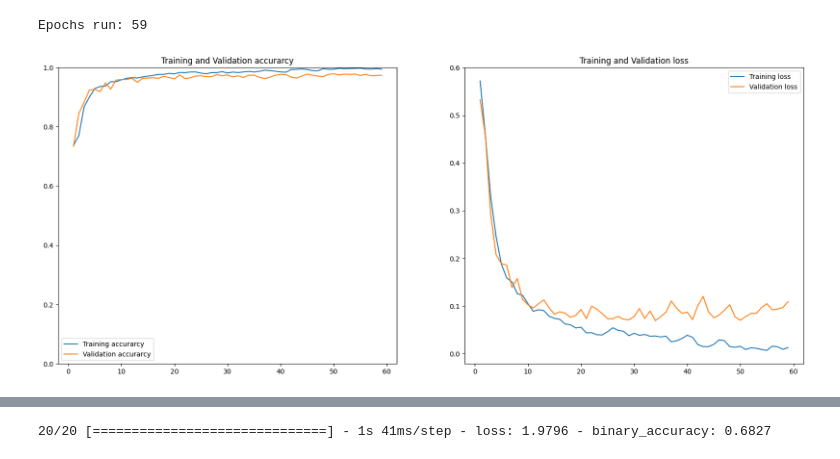
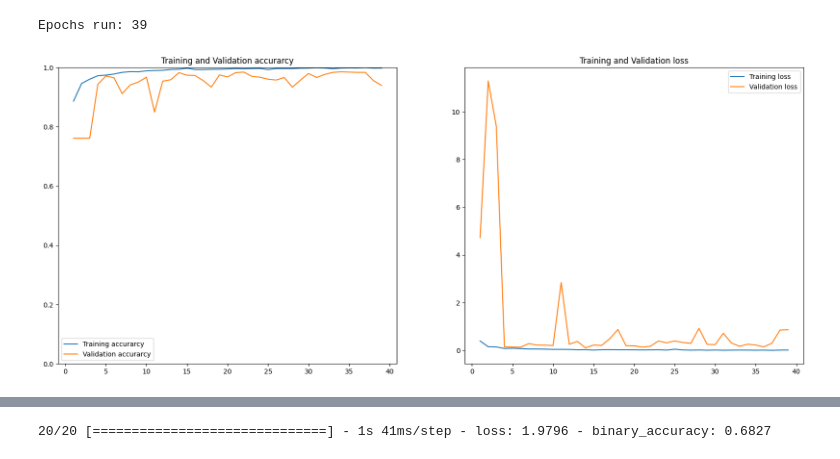
Before and after one commit to GourabPaul007/dds_ml, a Jupyter notebook: pneumonia/pneumonia.ipynb, the cells around one changed output, grey strips where cells are left out. Cells and saved outputs as stored; diff of their text form; code cells hidden in the pictures.

Commit message:
new stuff added, added babuns dm model

```diff
--- a/pneumonia/pneumonia.ipynb
+++ b/pneumonia/pneumonia.ipynb
@@ -99,0 +105,34 @@ WARNING:tensorflow:Using a while_loop for converting AdjustContrastv2 cause Inpu
+# %%
+from tensorflow import keras
+from keras.models import Sequential
+from keras.layers import Dense, Conv2D , MaxPool2D , Flatten , Dropout , BatchNormalization
+
+model = Sequential()
+model.add(keras.layers.Input(shape=(None, None, IMAGE_CHANNELS)))
+model.add(preprocessing)
+
+# model.add(Conv2D(32 , (3,3) , strides = 1 , padding = 'same' , activation = 'relu' , input_shape = (150,150,1)))
+model.add(Conv2D(32 , (3,3) , strides = 1 , padding = 'same' , activation = 'relu'))
+model.add(BatchNormalization())
+model.add(MaxPool2D((2,2) , strides = 2 , padding = 'same'))
+model.add(Conv2D(64 , (3,3) , strides = 1 , padding = 'same' , activation = 'relu'))
+model.add(Dropout(0.1))
+model.add(BatchNormalization())
+model.add(MaxPool2D((2,2) , strides = 2 , padding = 'same'))
+model.add(Conv2D(64 , (3,3) , strides = 1 , padding = 'same' , activation = 'relu'))
+model.add(BatchNormalization())
+model.add(MaxPool2D((2,2) , strides = 2 , padding = 'same'))
+model.add(Conv2D(128 , (3,3) , strides = 1 , padding = 'same' , activation = 'relu'))
+model.add(Dropout(0.2))
+model.add(BatchNormalization())
+model.add(MaxPool2D((2,2) , strides = 2 , padding = 'same'))
+model.add(Conv2D(256 , (3,3) , strides = 1 , padding = 'same' , activation = 'relu'))
+model.add(Dropout(0.2))
+model.add(BatchNormalization())
+model.add(MaxPool2D((2,2) , strides = 2 , padding = 'same'))
+model.add(Flatten())
+model.add(Dense(units = 128 , activation = 'relu'))
+model.add(Dropout(0.2))
+model.add(Dense(units = 1 , activation = 'sigmoid'))
+model.compile(optimizer = "rmsprop" , loss = 'binary_crossentropy' , metrics = ['accuracy'])
+model.summary()
@@ -201,34 +232,34 @@ Epoch 59/100
 # %%
 from matplotlib import pyplot as plt
 
 print("Epochs run:", len(history.history["loss"]))
 
-acc = history.history["binary_accuracy"]
-val_acc = history.history["val_binary_accuracy"]
+acc = history.history["accuracy"]
+val_acc = history.history["val_accuracy"]
 loss = history.history["loss"]
 val_loss = history.history["val_loss"]
 epochs = range(1, len(acc) + 1)
 
 # Train and validation accuracy
 plt.figure(figsize=(20, 8))
 plt.subplot(1, 2, 1)
 plt.ylim((0, 1))
 plt.plot(epochs, acc, label="Training accurarcy")
 plt.plot(epochs, val_acc, label="Validation accurarcy")
 plt.title("Training and Validation accurarcy")
 plt.legend()
 
 # Train and validation loss
 plt.subplot(1, 2, 2)
 
 plt.plot(epochs, loss, label="Training loss")
 plt.plot(epochs, val_loss, label="Validation loss")
 plt.title("Training and Validation loss")
 plt.legend()
 plt.show()
 # %% [output]
-Epochs run: 59
+Epochs run: 39
-[figure, old version]
+[figure, new version]
 # %%
 test_ds = keras.utils.image_dataset_from_directory(TESTING_FOLER,color_mode=COLOR_MODE)
 
```
Also changed, not shown: parts of 9 cells of this notebook, 16 other files.
